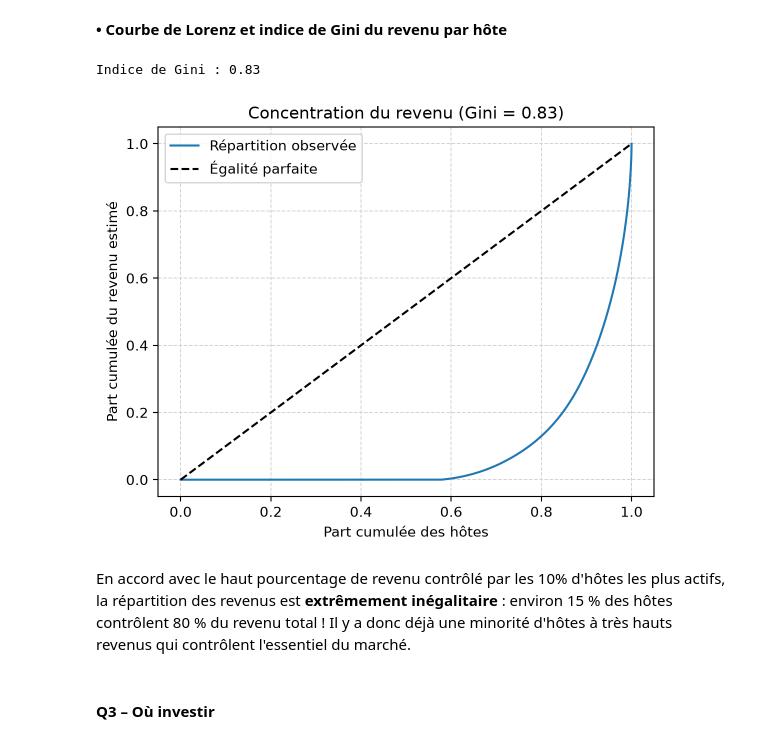
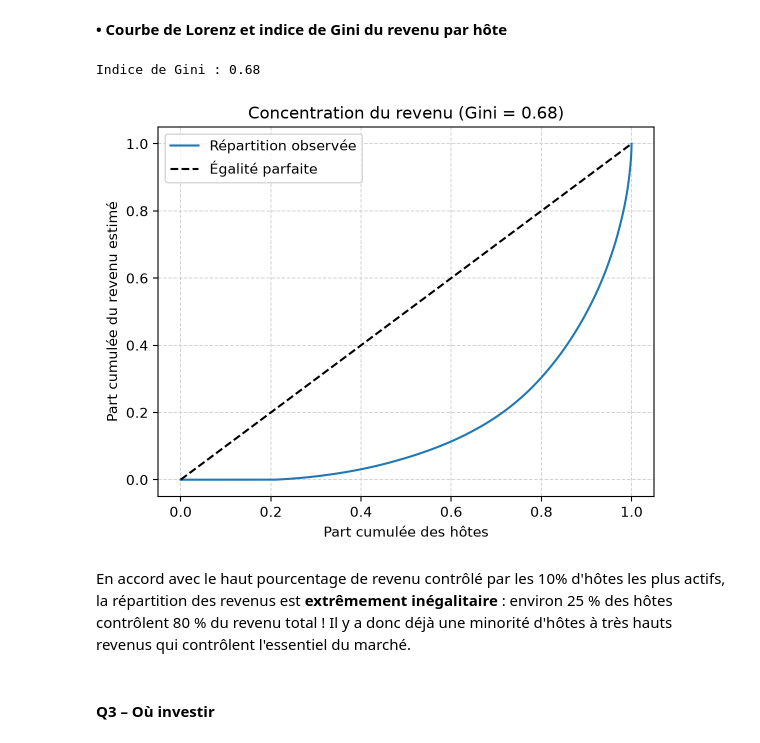
Before and after one commit to LucasLegendre/Projet-airbnb-amsterdam, a Jupyter notebook: Notebook_B-marche_2611.ipynb, the cells around one changed output. Saved outputs shown, nothing was run; the diff lists cells and outputs as text; code cells hidden in the pictures.

```diff
--- a/Notebook_B-marche_2511.ipynb
+++ b/Notebook_B-marche_2611.ipynb
@@ -26,7 +26,7 @@ Nouvelles variables:
 listclean['active'] = np.where(listclean['last_review'].str[:4] == '2026', True, False)
 
 # Hôte multi-annonce (2 annonces ou plus)
-listclean['multi_host'] = np.where(listclean['host_id'].duplicated(), True, False)
+listclean['multi_host'] = np.where(listclean['host_id'].duplicated(keep=False), True, False)
 
 # Logement entier (oui/non)
 listclean['entire_home'] = np.where(listclean['room_type']=='entire home/apt', True, False)
@@ -403,28 +403,28 @@ Les 10 % d'hôtes les plus actifs cumulent 21.72 % des annonces et 39.86 % du re
 # %% [markdown]
 **• Courbe de Lorenz et indice de Gini du revenu par hôte**
 # %%
-revenu_par_hote = fulldata.groupby("host_id")["estimated_revenue_l365d"].sum()
+revenu_par_hote = fulldata.dropna(subset=["estimated_revenue_l365d"]).groupby("host_id")["estimated_revenue_l365d"].sum()
 revenus = np.sort(revenu_par_hote.values) # Du plus petit au plus grand
 
 part_hotes = np.concatenate([[0], np.arange(1, len(revenus) + 1) / len(revenus)])
 part_revenu = np.concatenate([[0], np.cumsum(revenus) / revenus.sum()])
 
 gini = 1 - 2 * np.trapezoid(part_revenu, part_hotes) # np.trapz avec NumPy < 2
 print(f"Indice de Gini : {gini:.2f}")
 
 plt.plot(part_hotes, part_revenu, label="Répartition observée")
 plt.plot([0, 1], [0, 1], linestyle="--", color="black", label="Égalité parfaite")
 plt.grid(color='lightgrey', linestyle='--', linewidth=0.7)
 plt.xlabel("Part cumulée des hôtes")
 plt.ylabel("Part cumulée du revenu estimé")
 plt.title(f"Concentration du revenu (Gini = {gini:.2f})")
 plt.legend()
 plt.show()
 # %% [output]
-Indice de Gini : 0.83
+Indice de Gini : 0.68
-[figure, old version]
+[figure, new version]
 # %% [markdown]
-En accord avec le haut pourcentage de revenu contrôlé par les 10% d'hôtes les plus actifs, la répartition des revenus est **extrêmement inégalitaire** : environ 15 % des hôtes contrôlent 80 % du revenu total ! Il y a donc déjà une minorité d'hôtes à très hauts revenus qui contrôlent l'essentiel du marché.
+En accord avec le haut pourcentage de revenu contrôlé par les 10% d'hôtes les plus actifs, la répartition des revenus est **extrêmement inégalitaire** : environ 25 % des hôtes contrôlent 80 % du revenu total ! Il y a donc déjà une minorité d'hôtes à très hauts revenus qui contrôlent l'essentiel du marché.
 # %% [markdown]
 #### Q3 – Où investir
 # %% [markdown]
```
Also changed, not shown: parts of 2 cells of this notebook.
